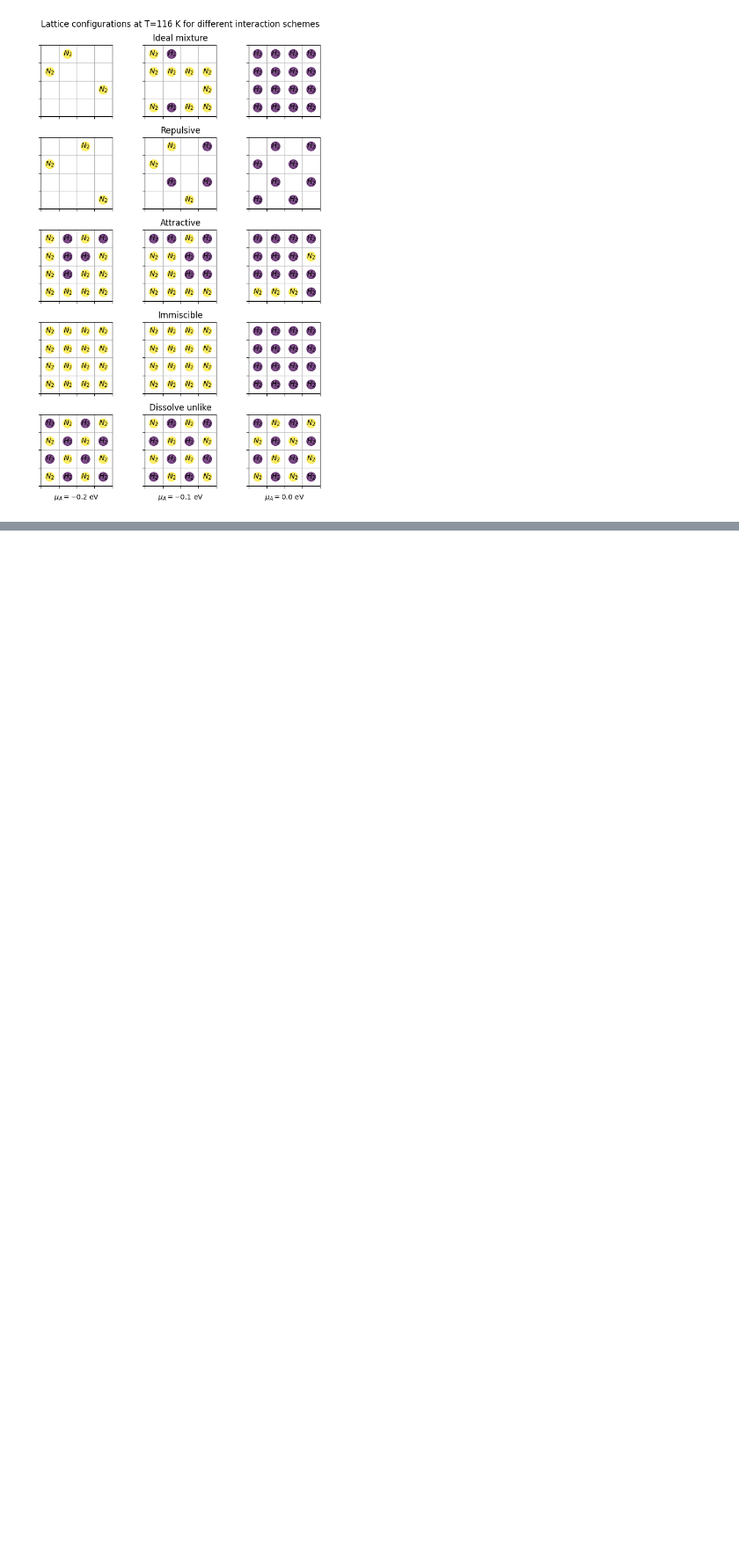
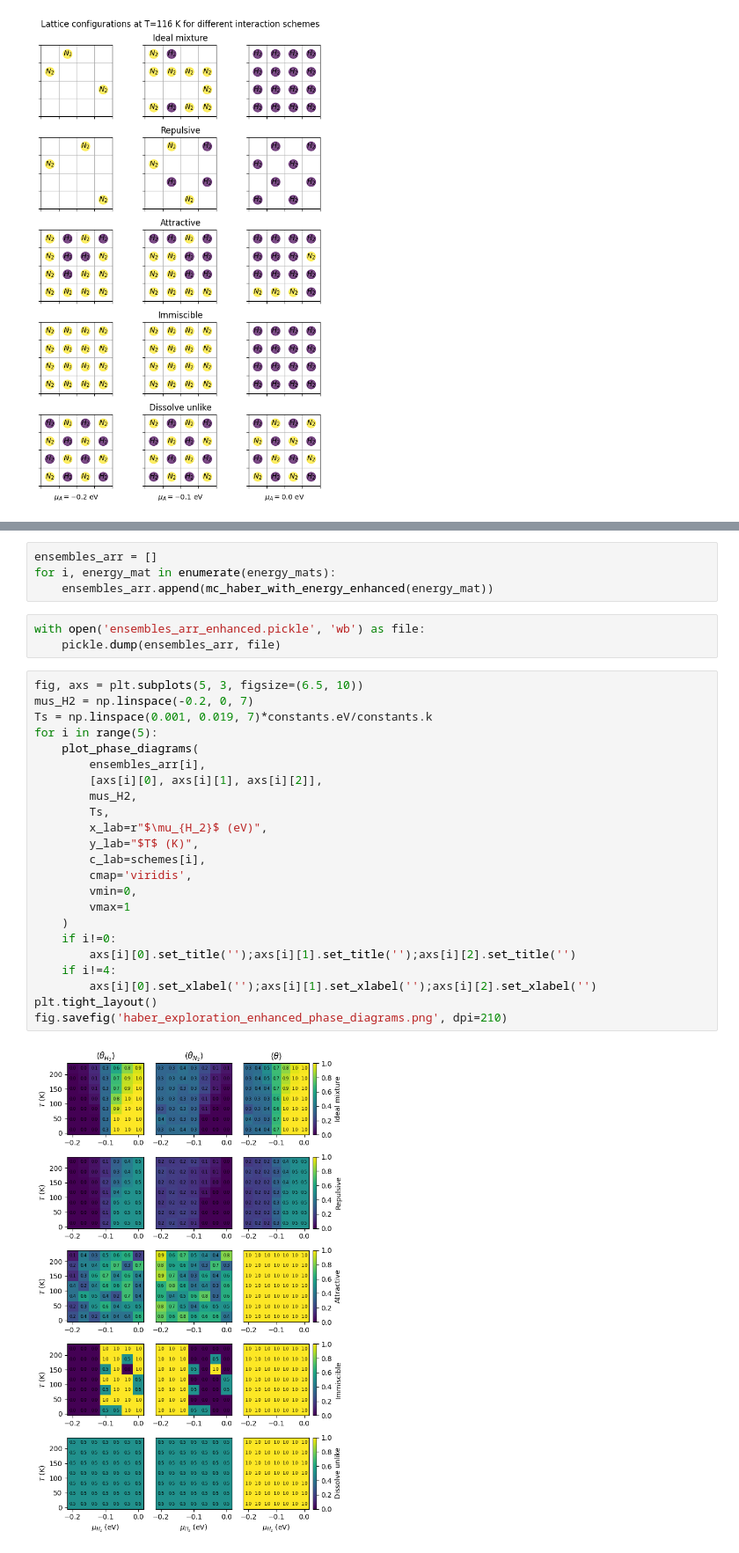
Before and after one commit to P-mandevillei/chem-4050-5050, a Jupyter notebook: project_1/project_1.ipynb, the cells around one changed output, grey strips where cells are left out. Shown at 88% size. Cells and saved outputs as stored; diff of their text form; blank space fills up the shorter version.

```diff
--- a/project_1/project_1.ipynb
+++ b/project_1/project_1.ipynb
@@ -883,0 +1025,32 @@ fig.savefig("haber_exploration_lattices.png", dpi=210)
+# %%
+ensembles_arr = []
+for i, energy_mat in enumerate(energy_mats):
+    ensembles_arr.append(mc_haber_with_energy_enhanced(energy_mat))
+# %%
+with open('ensembles_arr_enhanced.pickle', 'wb') as file:
+    pickle.dump(ensembles_arr, file)
+# %%
+fig, axs = plt.subplots(5, 3, figsize=(6.5, 10))
+mus_H2 = np.linspace(-0.2, 0, 7)
+Ts = np.linspace(0.001, 0.019, 7)*constants.eV/constants.k
+for i in range(5):
+    plot_phase_diagrams(
+        ensembles_arr[i],
+        [axs[i][0], axs[i][1], axs[i][2]],
+        mus_H2,
+        Ts,
+        x_lab=r"$\mu_{H_2}$ (eV)",
+        y_lab="$T$ (K)",
+        c_lab=schemes[i],
+        cmap='viridis',
+        vmin=0,
+        vmax=1
+    )
+    if i!=0:
+        axs[i][0].set_title('');axs[i][1].set_title('');axs[i][2].set_title('')
+    if i!=4:
+        axs[i][0].set_xlabel('');axs[i][1].set_xlabel('');axs[i][2].set_xlabel('')
+plt.tight_layout()
+fig.savefig('haber_exploration_enhanced_phase_diagrams.png', dpi=210)
+# %% [output]
+[figure, added]
```
Also changed, not shown: parts of 7 cells of this notebook, 2 other files.
